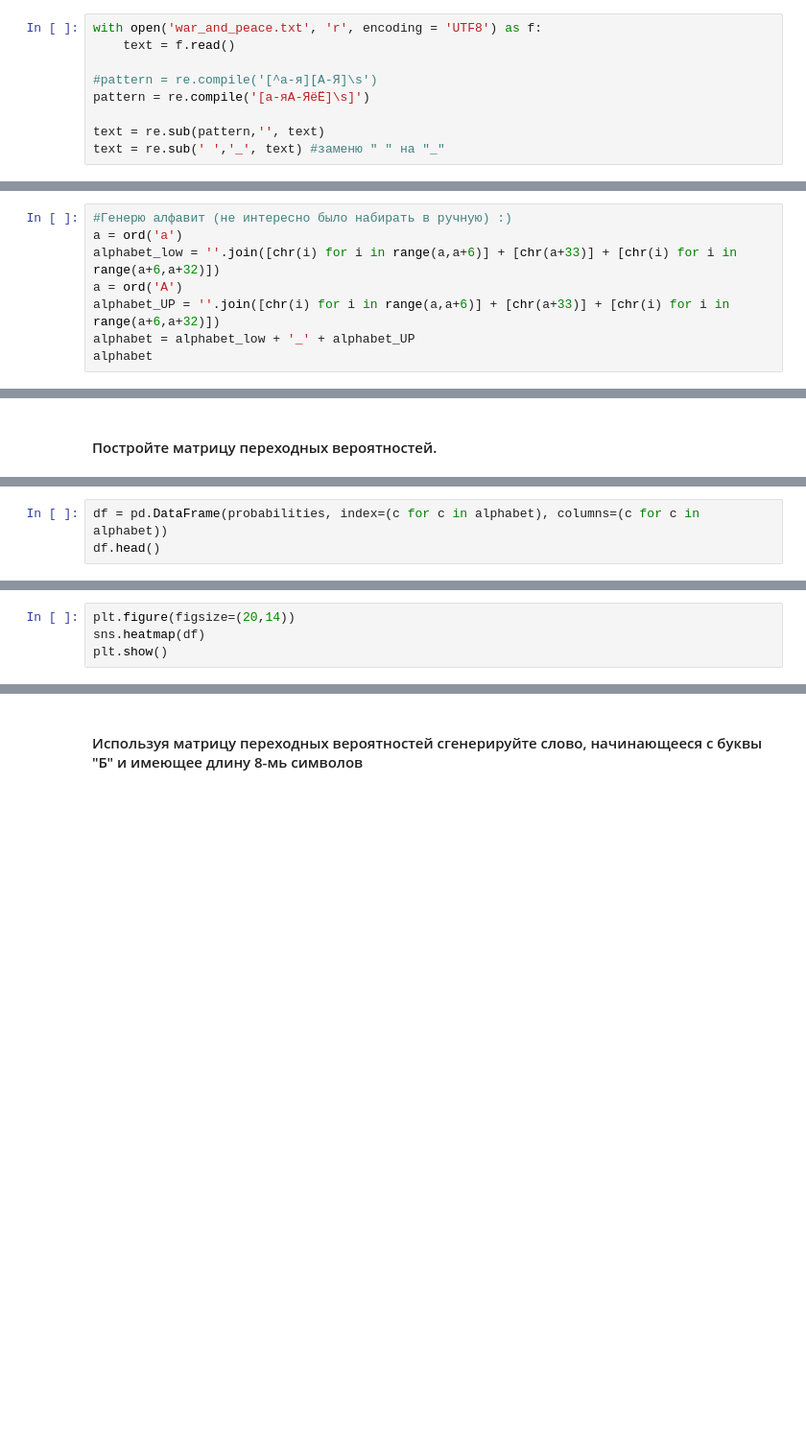
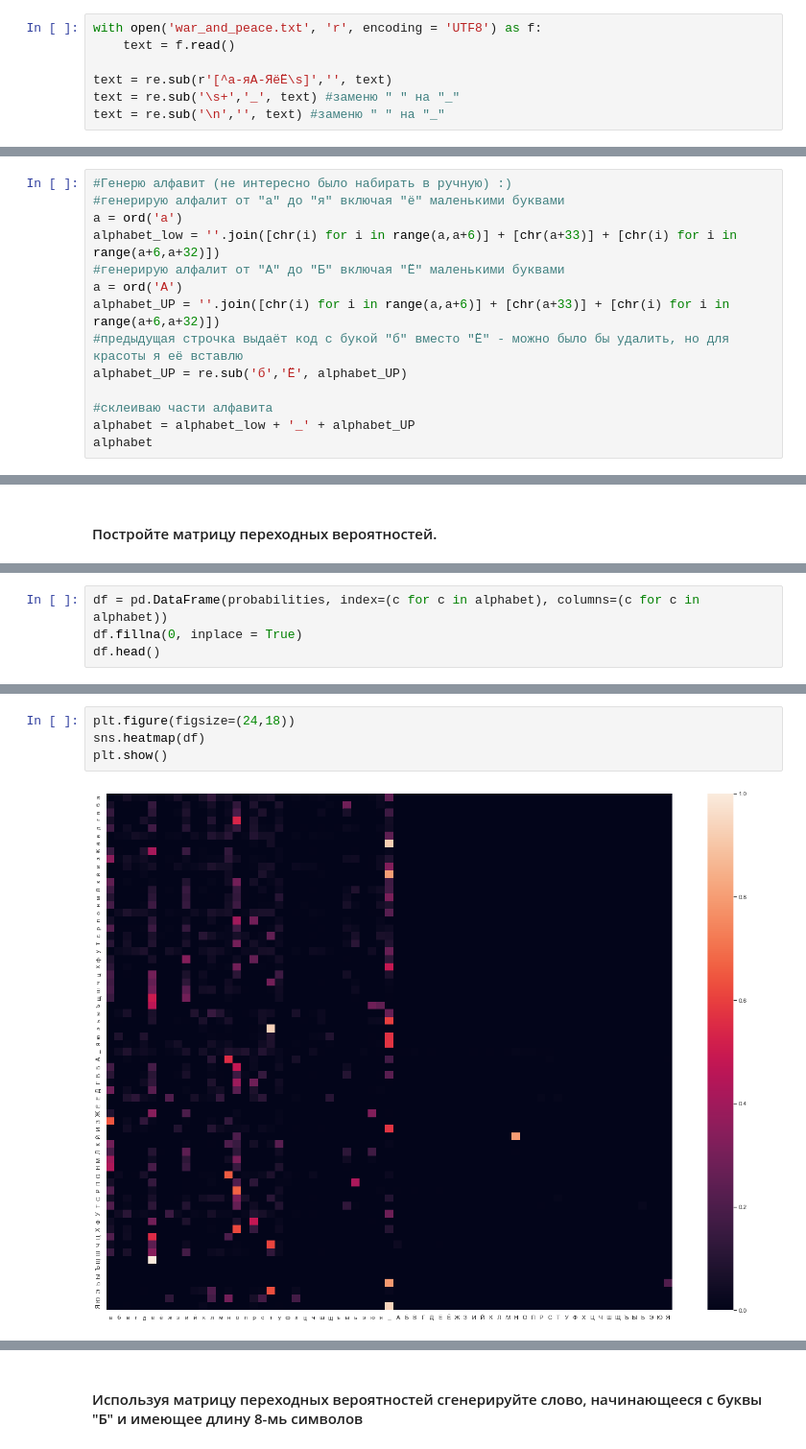
Before and after one commit to DSerpuhovitin/netology_pyda, a Jupyter notebook: HW_TS4.ipynb, the cells around one changed output, grey strips where cells are left out. Shown at 96% size. Drawn from its saved outputs; the diff is of its cells as text; blank space fills up the shorter version.

```diff
--- a/HW_TS4.ipynb
+++ b/HW_TS4.ipynb
@@ -29,10 +29,8 @@ with open("war_and_peace.txt", "wb") as outfile:
 with open('war_and_peace.txt', 'r', encoding = 'UTF8') as f:
     text = f.read()
 
-#pattern = re.compile('[^а-я][А-Я]\s')
-pattern = re.compile('[а-яА-ЯёЁ]\s]')
-
-text = re.sub(pattern,'', text)
-text = re.sub(' ','_', text) #заменю " " на "_"
+text = re.sub(r'[^а-яА-ЯёЁ\s]','', text)
+text = re.sub('\s+','_', text) #заменю " " на "_"
+text = re.sub('\n','', text) #заменю " " на "_"
 # %%
 #проверяю текст на 'ё'
@@ -45,9 +42,15 @@ len(result)
 # %%
 #Генерю алфавит (не интересно было набирать в ручную) :)
+#генерирую алфалит от "а" до "я" включая "ё" маленькими буквами
 a = ord('а')
 alphabet_low = ''.join([chr(i) for i in range(a,a+6)] + [chr(a+33)] + [chr(i) for i in range(a+6,a+32)])
+#генерирую алфалит от "А" до "Б" включая "Ё" маленькими буквами
 a = ord('А')
 alphabet_UP = ''.join([chr(i) for i in range(a,a+6)] + [chr(a+33)] + [chr(i) for i in range(a+6,a+32)])
+#предыдущая строчка выдаёт код с букой "б" вместо "Ё" - можно было бы удалить, но для красоты я её вставлю
+alphabet_UP = re.sub('б','Ё', alphabet_UP)
+
+#склеиваю части алфавита
 alphabet = alphabet_low + '_' + alphabet_UP
 alphabet
 # %% [output]
@@ -66,3 +67,4 @@ KeyError: 'A'
 # %%
 df = pd.DataFrame(probabilities, index=(c for c in alphabet), columns=(c for c in alphabet))
+df.fillna(0, inplace = True)
 df.head()
@@ -69,5 +92,7 @@ df.head()
 # %%
-plt.figure(figsize=(20,14))
+plt.figure(figsize=(24,18))
 sns.heatmap(df)
 plt.show()
+# %% [output]
+[figure, added]
 # %% [markdown]
```
Also changed, not shown: parts of 23 cells of this notebook.
